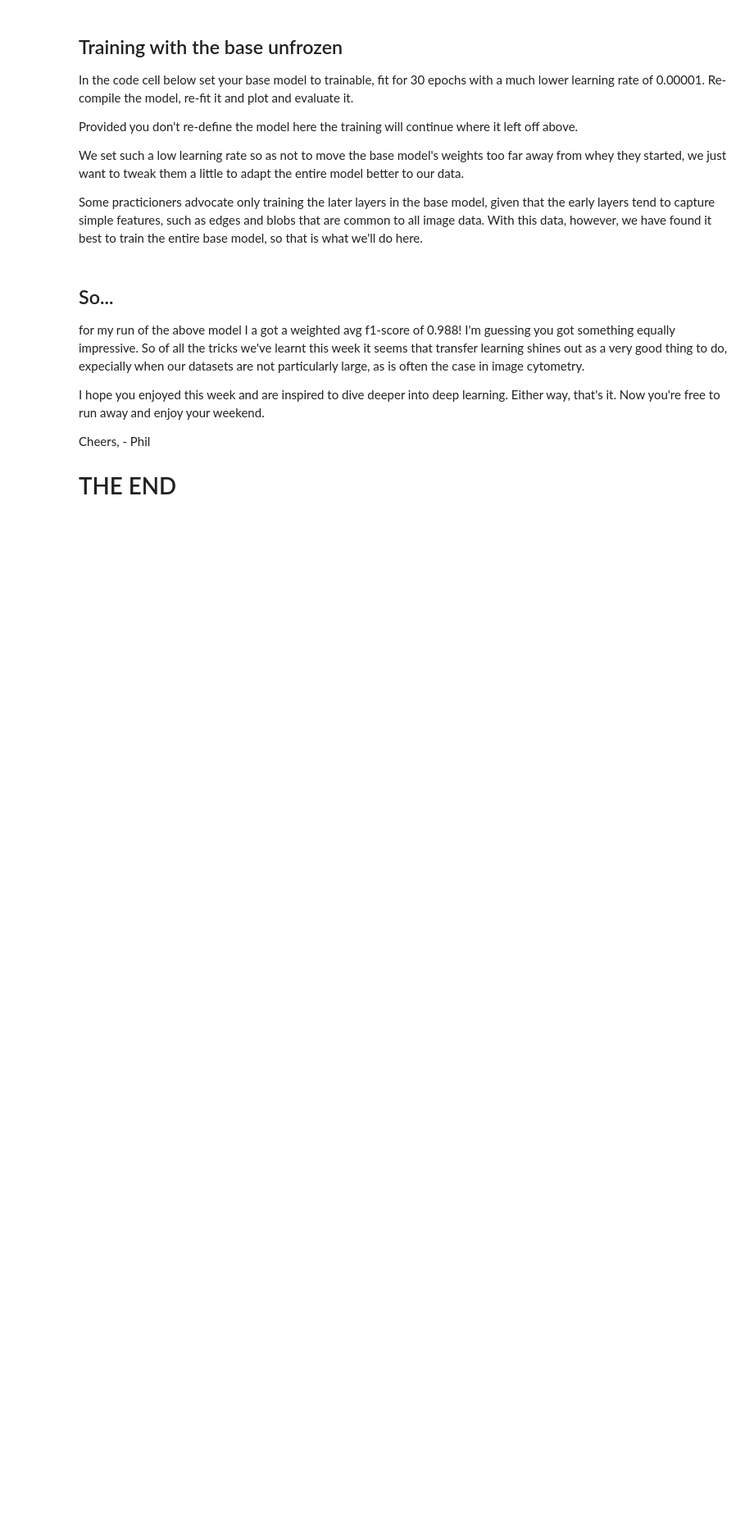
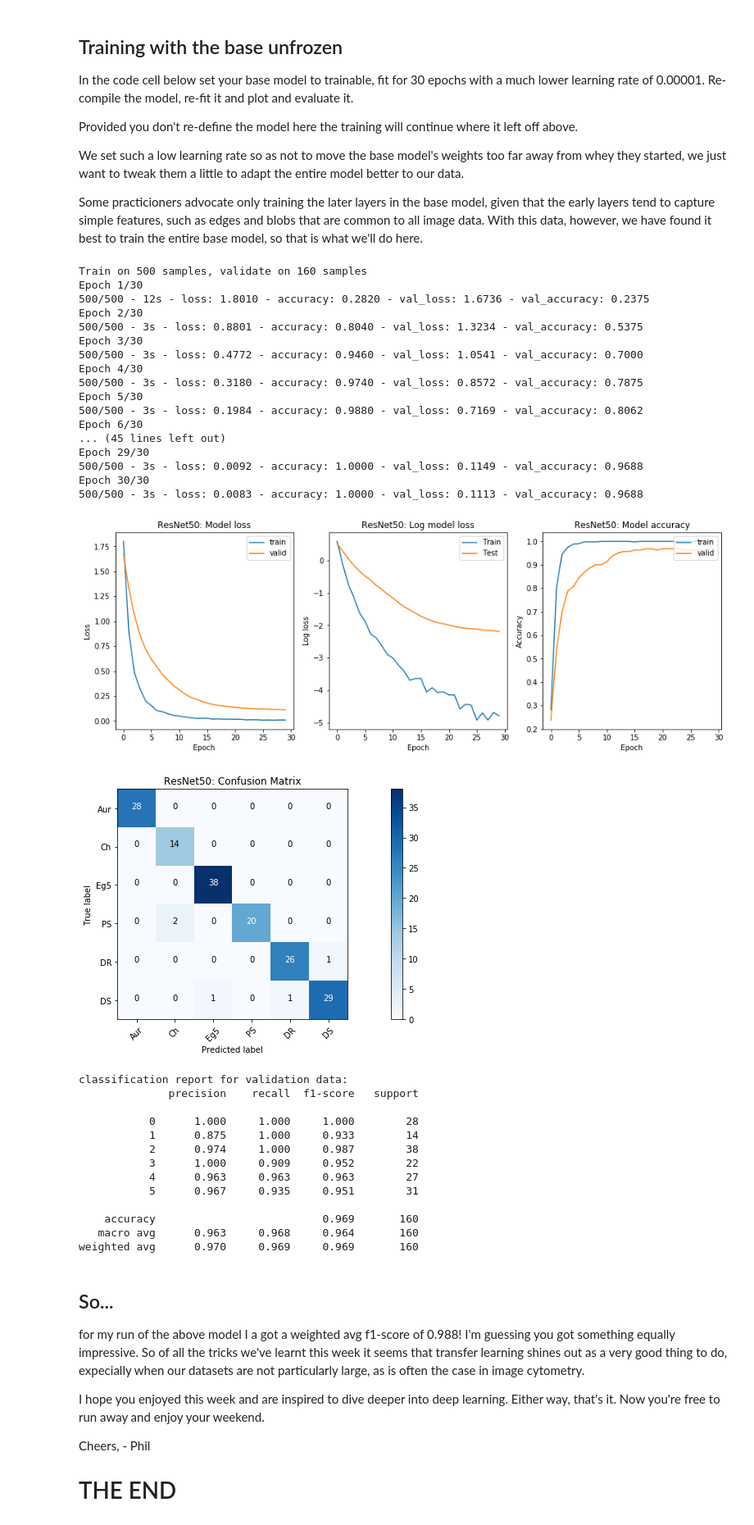
Before and after one commit to D-Diver/group-16, a Jupyter notebook: G16 assignment_part3.ipynb, the cells around one changed output. Shown at 82% size. Saved outputs shown, nothing was run; the diff lists cells and outputs as text; code cells hidden in the pictures; blank space fills up the shorter version.

```diff
--- a/G16 assignment_part3.ipynb
+++ b/G16 assignment_part3.ipynb
@@ -242,3 +270,69 @@ Some practicioners advocate only training the later layers in the base model, gi
+# %%
+IMG_SIZE = (256, 256)
+IMG_SHAPE = IMG_SIZE + (3,)
+base_model = tf.keras.applications.ResNet50(input_shape=IMG_SHAPE,
+                                               include_top=False,
+                                               weights='imagenet')
+
+base_model.trainable = True
+
+num_classes = 6
+x = base_model.output
+x = layers.GlobalAveragePooling2D()(x)
+preds = layers.Dense(6, activation='softmax')(x)
+
+ResNet50 = models.Model(inputs=base_model.input, outputs=preds)
+
+
+lr = 0.00001
+ResNet50.compile(optimizer=optimizers.Adam(lr=lr),
+               loss='categorical_crossentropy',
+               metrics=['accuracy'])
+
+batch_size = 32
+n_epochs = 30
+
+history = ResNet50.fit(X_train, Y_train,
+                     batch_size=batch_size,
+                     epochs=n_epochs,
+                     validation_data=(X_valid, Y_valid),
+                     verbose=2)
+
+plot_history(history, 'ResNet50')
+valid_evaluate(ResNet50, 'ResNet50')
+# %% [output]
+Train on 500 samples, validate on 160 samples
+Epoch 1/30
+500/500 - 12s - loss: 1.8010 - accuracy: 0.2820 - val_loss: 1.6736 - val_accuracy: 0.2375
+Epoch 2/30
+500/500 - 3s - loss: 0.8801 - accuracy: 0.8040 - val_loss: 1.3234 - val_accuracy: 0.5375
+Epoch 3/30
+500/500 - 3s - loss: 0.4772 - accuracy: 0.9460 - val_loss: 1.0541 - val_accuracy: 0.7000
+Epoch 4/30
+500/500 - 3s - loss: 0.3180 - accuracy: 0.9740 - val_loss: 0.8572 - val_accuracy: 0.7875
+Epoch 5/30
+500/500 - 3s - loss: 0.1984 - accuracy: 0.9880 - val_loss: 0.7169 - val_accuracy: 0.8062
+Epoch 6/30
+... (45 lines left out)
+Epoch 29/30
+500/500 - 3s - loss: 0.0092 - accuracy: 1.0000 - val_loss: 0.1149 - val_accuracy: 0.9688
+Epoch 30/30
+500/500 - 3s - loss: 0.0083 - accuracy: 1.0000 - val_loss: 0.1113 - val_accuracy: 0.9688
+[figure, added]
+[figure, added]
+classification report for validation data:
+              precision    recall  f1-score   support
+
+           0      1.000     1.000     1.000        28
+           1      0.875     1.000     0.933        14
+           2      0.974     1.000     0.987        38
+           3      1.000     0.909     0.952        22
+           4      0.963     0.963     0.963        27
+           5      0.967     0.935     0.951        31
+
+    accuracy                          0.969       160
+   macro avg      0.963     0.968     0.964       160
+weighted avg      0.970     0.969     0.969       160
 # %% [markdown]
 ## So...
 for my run of the above model I a got a weighted avg f1-score of 0.988! I'm guessing you got something equally impressive. So of all the tricks we've learnt this week it seems that transfer learning shines out as a very good thing to do, expecially when our datasets are not particularly large, as is often the case in image cytometry.
```
Also changed, not shown: parts of 5 cells of this notebook.
